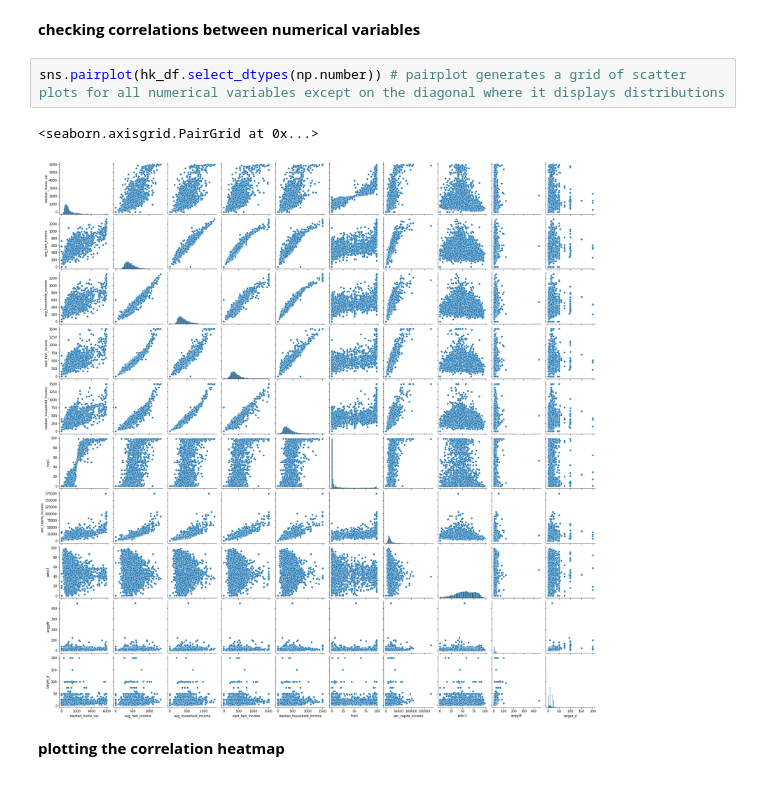
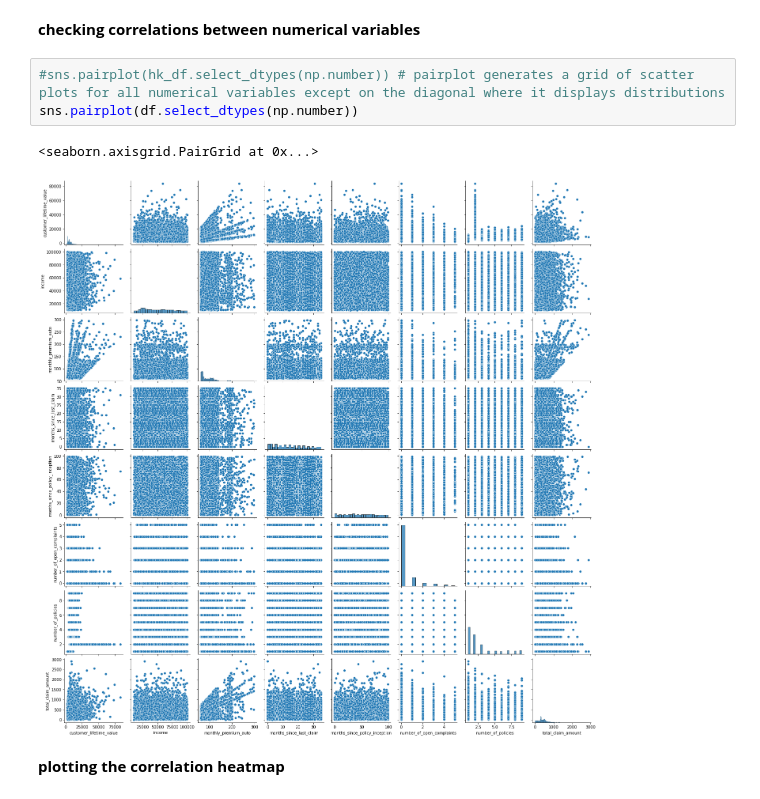
Before and after one commit to marsango16/IronEvans, a Jupyter notebook: WEEK4_Day2_Intro_To_Pandas_Healthcare For_All_Modeling 2.ipynb, the cells around one changed output. Cells and saved outputs as stored; diff of their text form.

```diff
--- a/WEEK4_Day2_Intro_To_Pandas_Healthcare For_All_Modeling 2.ipynb
+++ b/WEEK4_Day2_Intro_To_Pandas_Healthcare For_All_Modeling 2.ipynb
@@ -52,9 +67,10 @@ Index(['state', 'gender', 'median_home_val', 'avg_fam_income',
 # %% [markdown]
 <b> checking correlations between numerical variables
 # %%
-sns.pairplot(hk_df.select_dtypes(np.number)) # pairplot generates a grid of scatter plots for all numerical variables except on the diagonal where it displays distributions
+#sns.pairplot(hk_df.select_dtypes(np.number)) # pairplot generates a grid of scatter plots for all numerical variables except on the diagonal where it displays distributions
+sns.pairplot(df.select_dtypes(np.number))
 # %% [output]
 <seaborn.axisgrid.PairGrid at 0x...>
-[figure, old version]
+[figure, new version]
 # %% [markdown]
 <b> plotting the correlation heatmap
```
Also changed, not shown: parts of 22 cells of this notebook.
